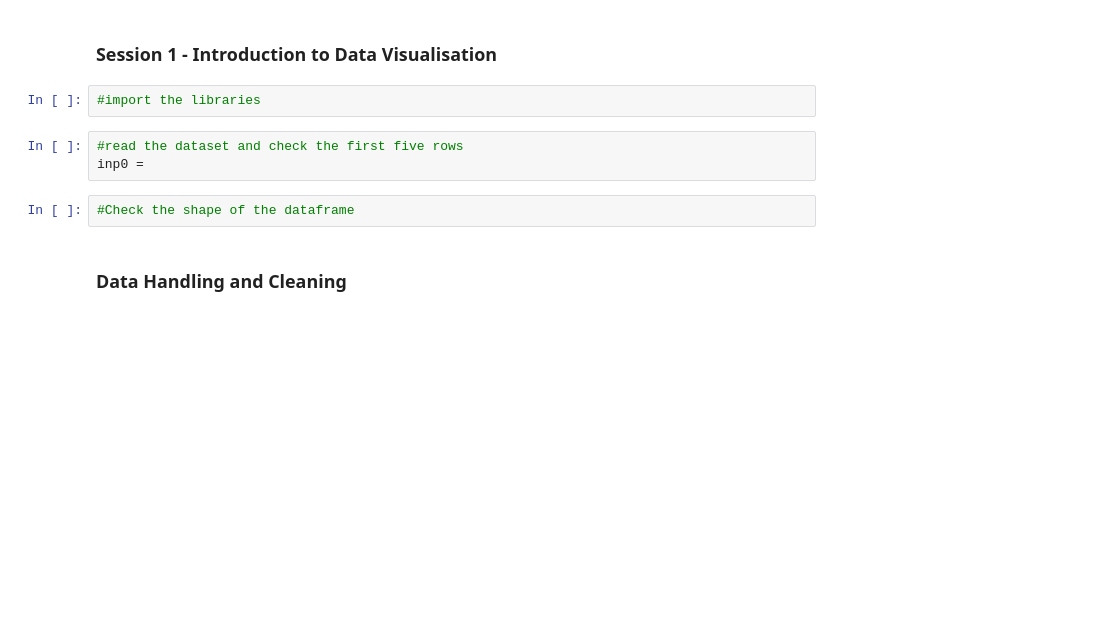
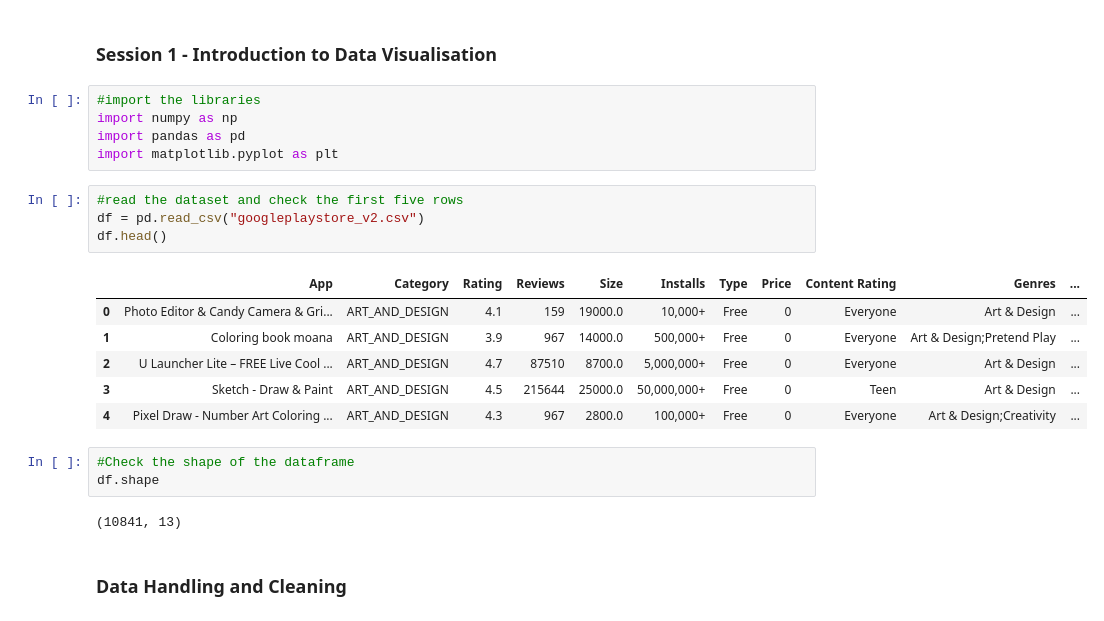
Before and after one commit to mrmankeshraj/PG_Diploma_in_Machine_Learning_and_AI, a Jupyter notebook: Case Study Notebook/Data Visualisation in Python - Case Study.ipynb, the cells around one changed output. Saved outputs shown, nothing was run; the diff lists cells and outputs as text; blank space fills up the shorter version.

Commit message:
started case study of google play

```diff
--- a/Case Study Notebook/Data Visualisation in Python - Case Study.ipynb
+++ b/Case Study Notebook/Data Visualisation in Python - Case Study.ipynb
@@ -12,13 +12,27 @@ The team at Google Play Store wants to develop a feature that would enable them
 
 
 ### Session 1 - Introduction to Data Visualisation
-# %%
-#import the libraries
+# %%
+#import the libraries
+import numpy as np
+import pandas as pd
+import matplotlib.pyplot as plt
 # %%
 #read the dataset and check the first five rows
-inp0 =
+df = pd.read_csv("googleplaystore_v2.csv")
+df.head()
+# %% [output]
+|  | App | Category | Rating | Reviews | Size | Installs | Type | Price | Content Rating | Genres | ... |
+| 0 | Photo Editor & Candy Camera & Gri... | ART_AND_DESIGN | 4.1 | 159 | 19000.0 | 10,000+ | Free | 0 | Everyone | Art & Design | ... |
+| 1 | Coloring book moana | ART_AND_DESIGN | 3.9 | 967 | 14000.0 | 500,000+ | Free | 0 | Everyone | Art & Design;Pretend Play | ... |
+| 2 | U Launcher Lite – FREE Live Cool ... | ART_AND_DESIGN | 4.7 | 87510 | 8700.0 | 5,000,000+ | Free | 0 | Everyone | Art & Design | ... |
+| 3 | Sketch - Draw & Paint | ART_AND_DESIGN | 4.5 | 215644 | 25000.0 | 50,000,000+ | Free | 0 | Teen | Art & Design | ... |
+| 4 | Pixel Draw - Number Art Coloring ... | ART_AND_DESIGN | 4.3 | 967 | 2800.0 | 100,000+ | Free | 0 | Everyone | Art & Design;Creativity | ... |
 # %%
 #Check the shape of the dataframe
+df.shape
+# %% [output]
+(10841, 13)
 # %% [markdown]
 ### Data Handling and Cleaning
 # %% [markdown]
```
Also changed, not shown: parts of 9 cells of this notebook, 1 other file.
